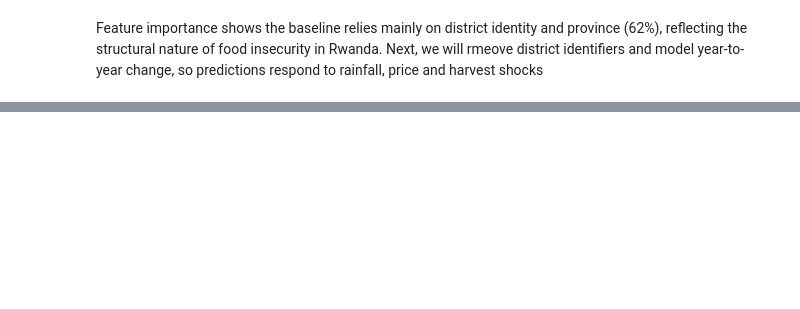
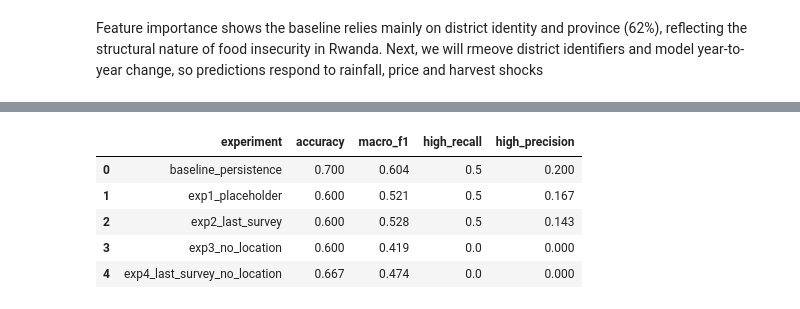
Before and after one commit to BodeMurairi2/food_supply_earlyWarning, a Jupyter notebook: analysis.ipynb, the cells around one changed output, grey strips where cells are left out. Saved outputs shown, nothing was run; the diff lists cells and outputs as text; code cells hidden in the pictures; blank space fills up the shorter version.

Commit message:
feat(analysis): placeholder CatBoost experiments with TensorBoard logging

```diff
--- a/analysis.ipynb
+++ b/analysis.ipynb
@@ -400,0 +406,6 @@ Feature importance shows the baseline relies mainly on district identity and pro
+# %%
+# last_survey_food_insecure_pct was removed in cleaning: take it back from the original file
+last = pd.read_csv("food_security_dataset.csv", usecols=["year", "district", "last_survey_food_insecure_pct"])
+train_exp = train.merge(last, on=["year", "district"], how="left")
+valid_exp = valid.merge(last, on=["year", "district"], how="left")
+test_exp = test.merge(last, on=["year", "district"], how="left")
@@ -400,0 +446,44 @@ Feature importance shows the baseline relies mainly on district identity and pro
+# %%
+def run_experiment(name, feature_list, cat_features, iterations=50):
+    """Train a short CatBoost placeholder run, log it to TensorBoard and return its 2024 scores."""
+    model = CatBoostClassifier(
+        loss_function="MultiClass",
+        eval_metric="TotalF1:average=Macro",
+        iterations=iterations,
+        learning_rate=0.05,
+        depth=4,
+        auto_class_weights="SqrtBalanced",
+        random_seed=42,
+        train_dir=f"catboost_logs/{name}",
+        verbose=False,
+    )
+    model.fit(Pool(train_exp[feature_list], train_exp[TARGET], cat_features=cat_features),
+              eval_set=Pool(valid_exp[feature_list], valid_exp[TARGET], cat_features=cat_features))
+    pred_exp = model.predict(test_exp[feature_list]).ravel()
+    metrics = score(test_exp[TARGET], pred_exp)
+    params = {"iterations": iterations, "n_features": len(feature_list), "uses_location": bool(cat_features)}
+    log_run(name, model, metrics, test_exp[TARGET], pred_exp, params)
+    return {"experiment": name, **metrics}
+# %%
+# persistence baseline: each district keeps its class from the last survey (no model)
+persistence = pd.cut(test_exp["last_survey_food_insecure_pct"], [-np.inf, 15, 30, np.inf],
+                     right=False, labels=labels).astype(str)
+results = [{"experiment": "baseline_persistence", **score(test_exp[TARGET], persistence)}]
+
+no_location = [f for f in features if f not in CAT_FEATURES]
+last_survey = ["last_survey_food_insecure_pct"]
+
+results += [
+    run_experiment("exp1_placeholder", features, CAT_FEATURES),
+    run_experiment("exp2_last_survey", features + last_survey, CAT_FEATURES),
+    run_experiment("exp3_no_location", no_location, []),
+    run_experiment("exp4_last_survey_no_location", no_location + last_survey, []),
+]
+pd.DataFrame(results).round(3)
+# %% [output]
+|  | experiment | accuracy | macro_f1 | high_recall | high_precision |
+| 0 | baseline_persistence | 0.700 | 0.604 | 0.5 | 0.200 |
+| 1 | exp1_placeholder | 0.600 | 0.521 | 0.5 | 0.167 |
+| 2 | exp2_last_survey | 0.600 | 0.528 | 0.5 | 0.143 |
+| 3 | exp3_no_location | 0.600 | 0.419 | 0.0 | 0.000 |
+| 4 | exp4_last_survey_no_location | 0.667 | 0.474 | 0.0 | 0.000 |
```
Also changed, not shown: parts of 11 cells of this notebook, 32 other files.
